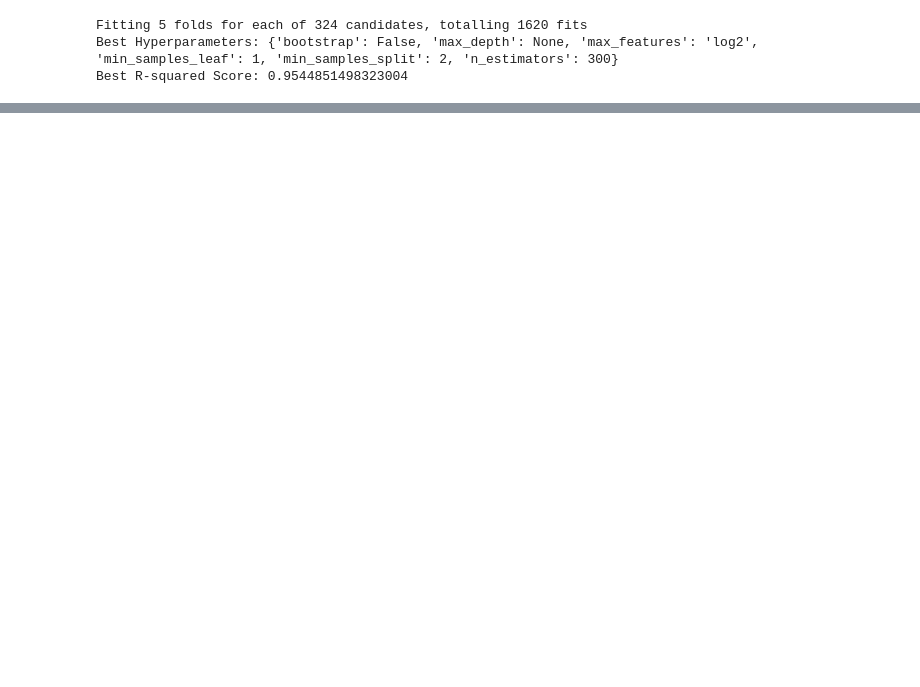
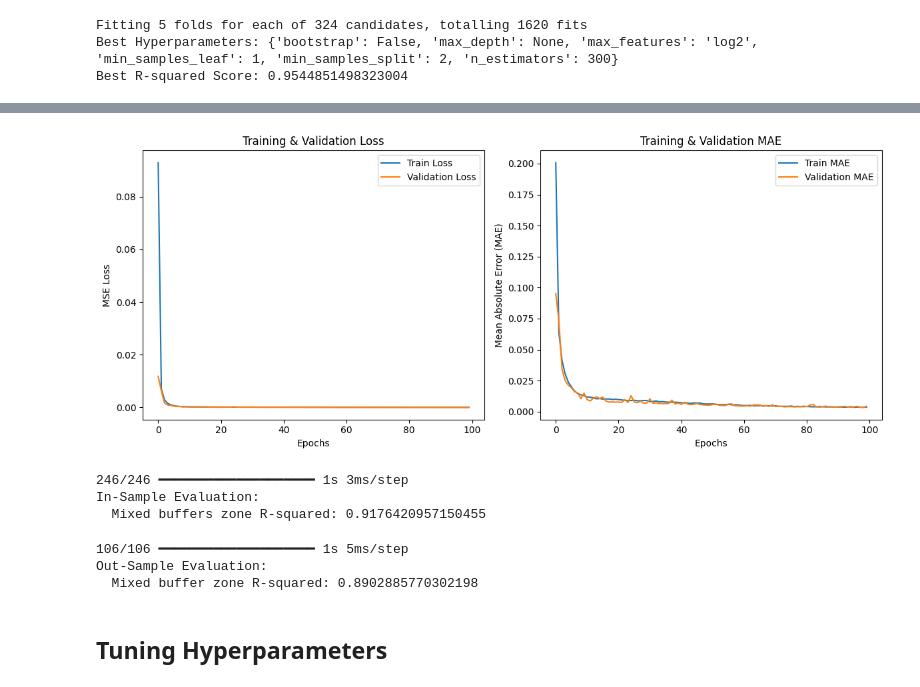
Before and after one commit to FranciscoLozCoding/cooling_with_code, a Jupyter notebook: 09_mixed_buffers_RandomForestRegressor.ipynb, the cells around one changed output, grey strips where cells are left out. Saved outputs shown, nothing was run; the diff lists cells and outputs as text; code cells hidden in the pictures; blank space fills up the shorter version.

```diff
--- a/09_mixed_buffers_RandomForestRegressor.ipynb
+++ b/09_mixed_buffers_RandomForestRegressor.ipynb
@@ -206,0 +538,15 @@ with open('mixed_buffers_standard_scaler.pkl', 'wb') as f:
+# %%
+# select features
+x_train_selected = pd.DataFrame(X_train, columns=x_train_df.columns)[selected_feature_names]
+x_valid_selected = pd.DataFrame(X_valid, columns=x_train_df.columns)[selected_feature_names]
+# %%
+# Retrain model with selected features
+ann_model = build_spatial_uhi_model(x_train_selected.shape[1])
+
+history = ann_model.fit(
+    x_train_selected, y_train,
+    validation_data=(x_valid_selected, y_valid),
+    epochs=100,  # Adjust based on convergence
+    batch_size=32,
+    verbose=1
+)
@@ -206,0 +571,54 @@ with open('mixed_buffers_standard_scaler.pkl', 'wb') as f:
+# %%
+# Plot Learning Curves
+plt.figure(figsize=(12, 5))
+
+# Plot loss
+plt.subplot(1, 2, 1)
+plt.plot(history.history['loss'], label='Train Loss')
+plt.plot(history.history['val_loss'], label='Validation Loss')
+plt.xlabel('Epochs')
+plt.ylabel('MSE Loss')
+plt.title('Training & Validation Loss')
+plt.legend()
+
+# Plot MAE
+plt.subplot(1, 2, 2)
+plt.plot(history.history['mae'], label='Train MAE')
+plt.plot(history.history['val_mae'], label='Validation MAE')
+plt.xlabel('Epochs')
+plt.ylabel('Mean Absolute Error (MAE)')
+plt.title('Training & Validation MAE')
+plt.legend()
+
+plt.tight_layout()
+plt.show()
+# %% [output]
+[figure, added]
+# %%
+# Make predictions on the training data
+insample_predictions = ann_model.predict(x_train_selected)
+
+# calculate R-squared score for in-sample predictions
+print(f"In-Sample Evaluation:")
+
+insample_r2 = r2_score(y_train, insample_predictions)
+print(f"  Mixed buffers zone R-squared: {insample_r2}")
+# %% [output]
+246/246 ━━━━━━━━━━━━━━━━━━━━ 1s 3ms/step
+In-Sample Evaluation:
+  Mixed buffers zone R-squared: 0.9176420957150455
+# %%
+# Make predictions on the validation data
+outsample_predictions = ann_model.predict(x_valid_selected)
+
+# calculate R-squared score for in-sample predictions
+print(f"Out-Sample Evaluation:")
+
+outsample_r2 = r2_score(y_valid, outsample_predictions)
+print(f"  Mixed buffer zone R-squared: {outsample_r2}")
+# %% [output]
+106/106 ━━━━━━━━━━━━━━━━━━━━ 1s 5ms/step
+Out-Sample Evaluation:
+  Mixed buffer zone R-squared: 0.8902885770302198
+# %% [markdown]
+## Tuning Hyperparameters
```
Also changed, not shown: parts of 31 cells of this notebook.
